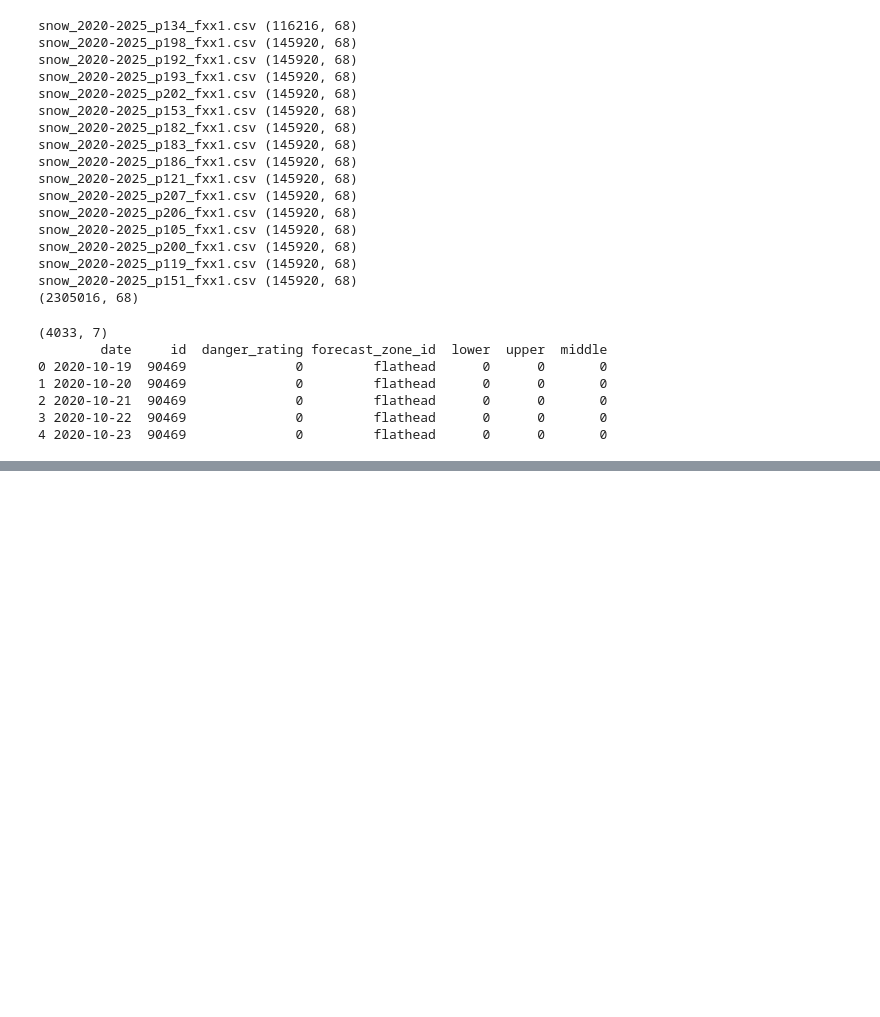
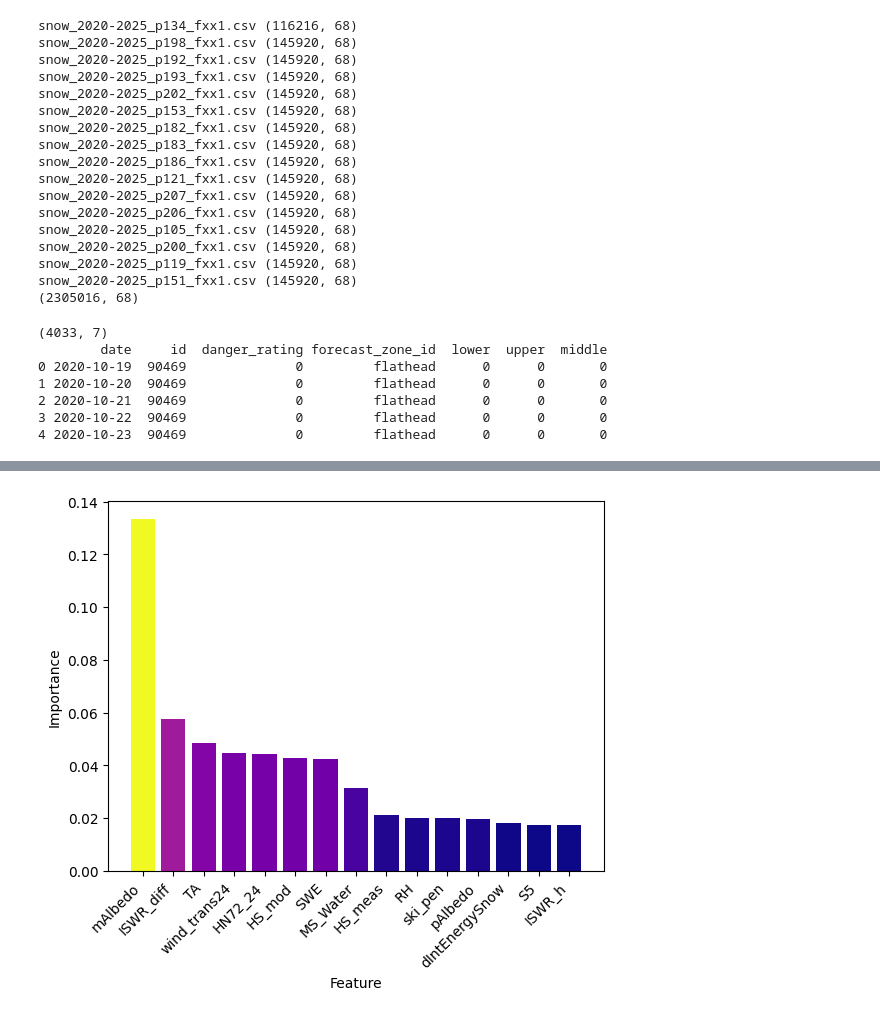
Before and after one commit to CanFam23/avy-forecasting, a Jupyter notebook: notebooks/model/forest.ipynb, the cells around one changed output, grey strips where cells are left out. Drawn from its saved outputs; the diff is of its cells as text; code cells hidden in the pictures; blank space fills up the shorter version.

```diff
--- a/notebooks/model/forest.ipynb
+++ b/notebooks/model/forest.ipynb
@@ -124,0 +164,21 @@ hoar_size               0.002045
+# %%
+# Normalize and create colors
+norm = plt.Normalize(top['importance'].min(), top['importance'].max())
+cmap = plt.cm.plasma
+colors = cmap(norm(top['importance']))
+
+# Create figure and axes
+fig, ax = plt.subplots()
+
+bars = ax.bar(top.index, top['importance'], color=colors)
+
+# Add colorbar — note the ax parameter
+sm = plt.cm.ScalarMappable(norm=norm, cmap=cmap)
+sm.set_array([])  # Required for colorbar
+# fig.colorbar(sm, ax=ax, label='Importance')
+plt.xticks(rotation=45, ha='right')
+plt.ylabel("Importance")
+plt.xlabel("Feature")
+plt.show()
+# %% [output]
+[figure, added]
```
Also changed, not shown: parts of 6 cells of this notebook.
